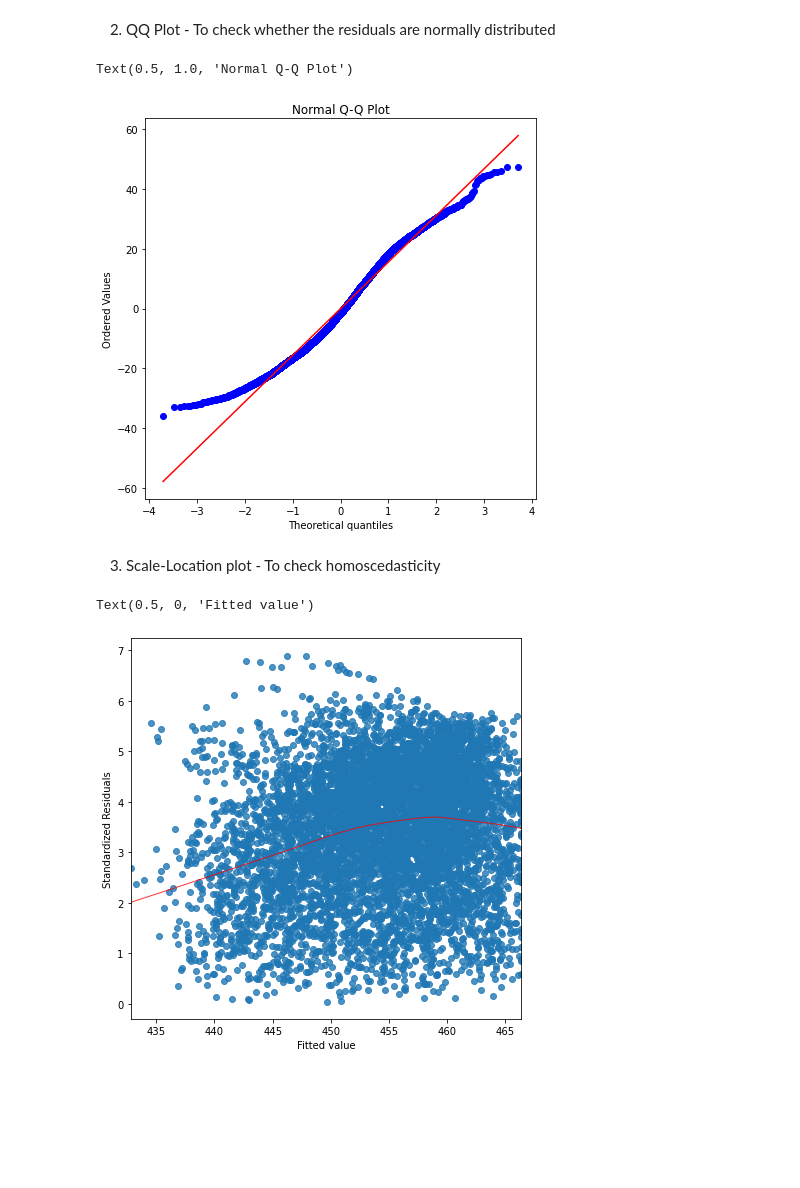
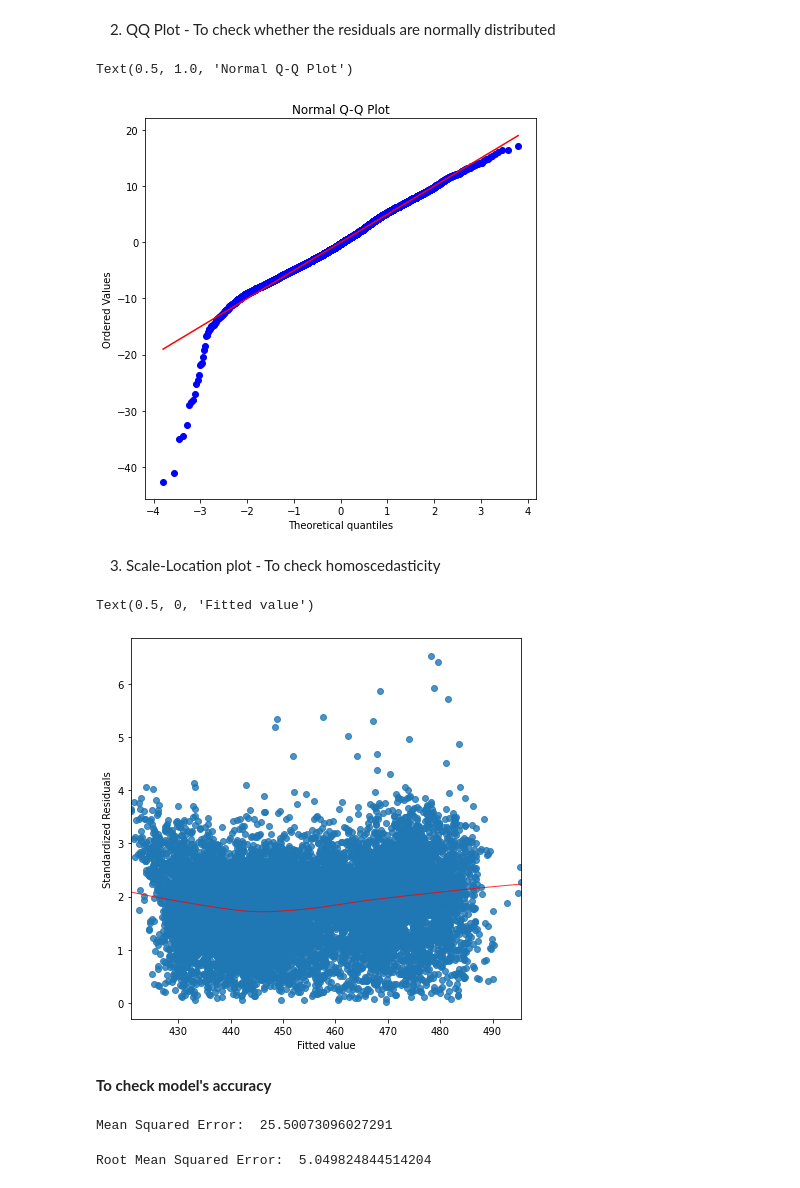
Before and after one commit to Alexeibeuno/Combined-Cycle-Power-Plant, a Jupyter notebook: LinearRegression.ipynb, the cells around one changed output. Saved outputs shown, nothing was run; the diff lists cells and outputs as text; code cells hidden in the pictures; blank space fills up the shorter version.

```diff
--- a/LinearRegression.ipynb
+++ b/LinearRegression.ipynb
@@ -98,0 +73,6 @@ LinearRegression()
+# %%
+x = data[['AT','V','AP','RH']]
+y = data['PE']
+est = smf.OLS(y,x)
+e = est.fit()
+print(e.summary())
@@ -99,4 +105,4 @@ LinearRegression()
 # %%
-predictions = model.predict(x_train)
+predictions = e.predict(x)
 predictions
 # %% [output]
@@ -120,7 +131,7 @@ Text(0.5, 1.0, 'Residual Plot')
 # %% [markdown]
 2. QQ Plot - To check whether the residuals are normally distributed
 # %%
-residuals = y_train.reshape(-1) - predictions.reshape(-1)
+residuals = y - predictions
 residuals
 
 plt.figure(figsize=(7,7))
@@ -128,16 +139,26 @@ stats.probplot(residuals, dist="norm", plot=plt)
 plt.title("Normal Q-Q Plot")
 # %% [output]
 Text(0.5, 1.0, 'Normal Q-Q Plot')
-[figure, old version]
+[figure, new version]
 # %% [markdown]
 3. Scale-Location plot - To check homoscedasticity
 # %%
 model_norm = np.sqrt(np.abs(residuals))
 
 plt.figure(figsize=(7,7))
-sns.regplot(predictions.reshape(-1),model_norm,scatter=True,lowess=True,line_kws={'color': 'red', 'lw': 1, 'alpha': 0.8})
+sns.regplot(predictions,model_norm,scatter=True,lowess=True,line_kws={'color': 'red', 'lw': 1, 'alpha': 0.8})
 plt.ylabel("Standardized Residuals")
 plt.xlabel("Fitted value")
 # %% [output]
 Text(0.5, 0, 'Fitted value')
-[figure, old version]
+[figure, new version]
+# %% [markdown]
+**To check model's accuracy**
+# %%
+print("Mean Squared Error: ", (e.mse_resid))
+# %% [output]
+Mean Squared Error:  25.50073096027291
+# %%
+print("Root Mean Squared Error: ",np.sqrt(e.mse_resid))
+# %% [output]
+Root Mean Squared Error:  5.049824844514204
```
Also changed, not shown: parts of 12 cells of this notebook.
